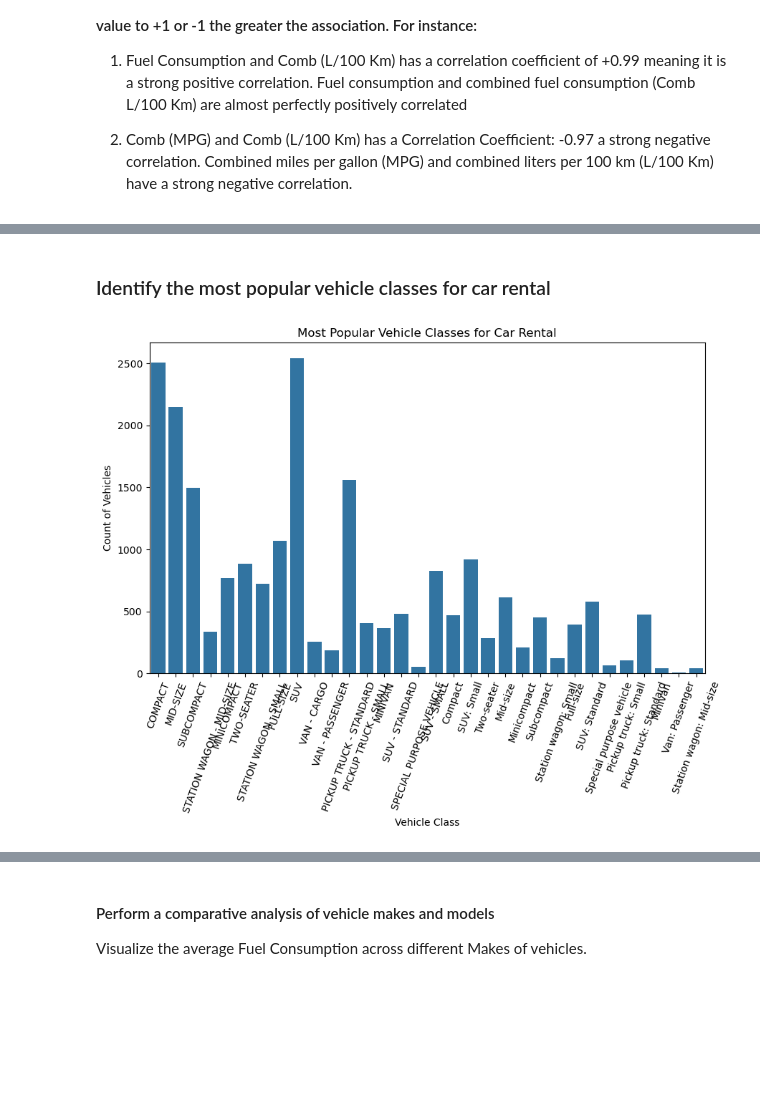
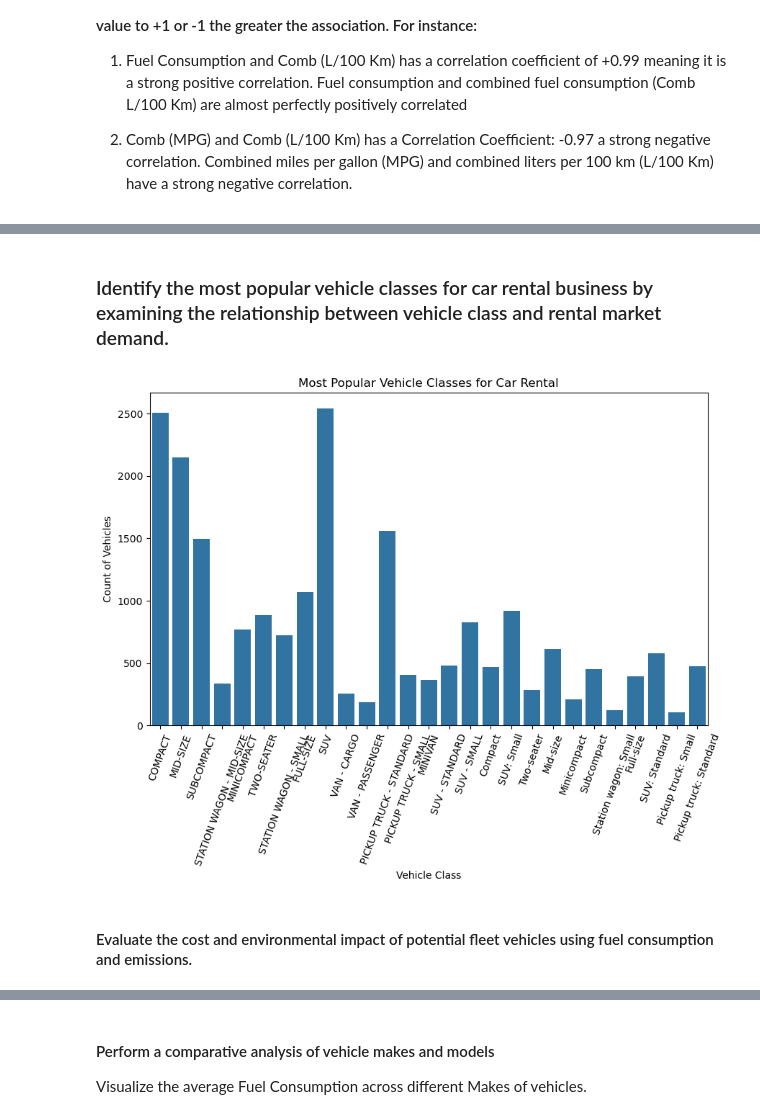
Before and after one commit to WambuiMunene/Phase2-Project_Group-4, a Jupyter notebook: Notebooks/Wanjiru.ipynb, the cells around one changed output, grey strips where cells are left out. Saved outputs shown, nothing was run; the diff lists cells and outputs as text; code cells hidden in the pictures; blank space fills up the shorter version.

```diff
--- a/Notebooks/Wanjiru.ipynb
+++ b/Notebooks/Wanjiru.ipynb
@@ -355,13 +338,16 @@ plt.show()
 # %% [markdown]
-### Identify the most popular vehicle classes for car rental
+### Identify the most popular vehicle classes for car rental business by examining the relationship between vehicle class and rental market demand.
 # %%
+# plot
 plt.figure(figsize=(10, 6))
-sns.countplot(x='Vehicle Class', data=df1)
+sns.countplot(x='Vehicle Class', data=df2)
 plt.title('Most Popular Vehicle Classes for Car Rental')
 plt.xlabel('Vehicle Class')
 plt.ylabel('Count of Vehicles')
 plt.xticks(rotation=70)
 plt.show()
 # %% [output]
-[figure, old version]
+[figure, new version]
+# %% [markdown]
+#### Evaluate the cost and environmental impact of potential fleet vehicles using fuel consumption and emissions.
 # %%
```
Also changed, not shown: parts of 29 cells of this notebook.
